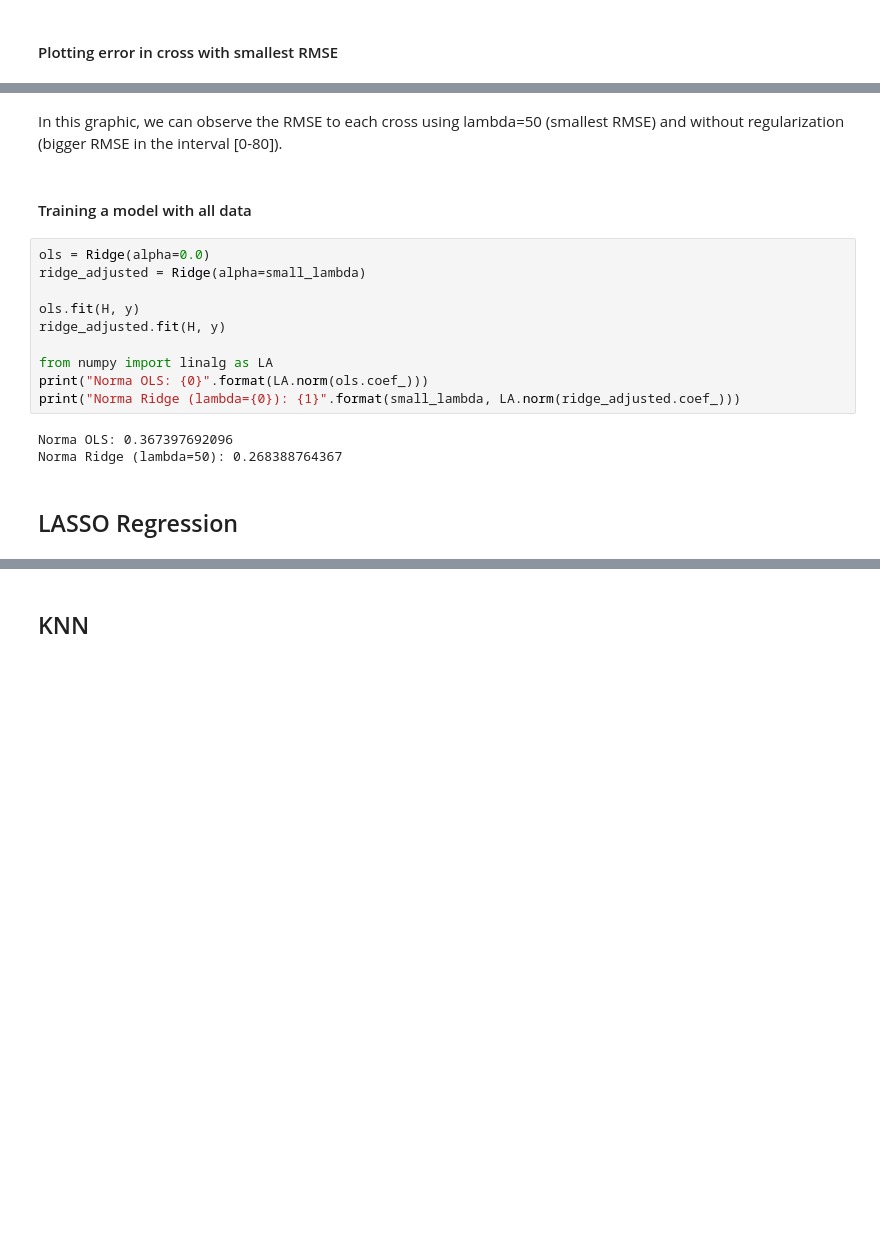
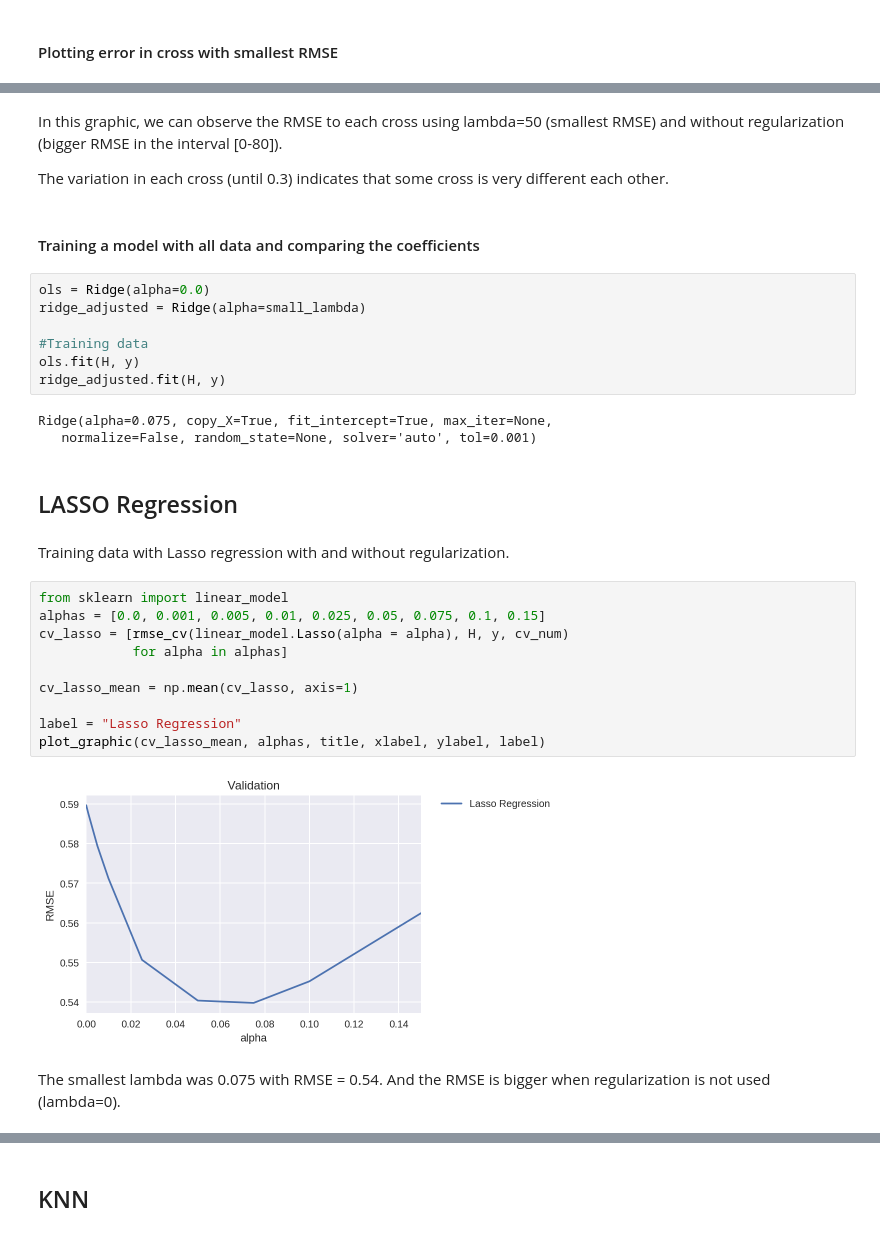
Before and after one commit to italoPontes/Machine-learning, a Jupyter notebook: Tarefas/Predicao-de-CRA-com-Regressao/Task 03.ipynb, the cells around one changed output, grey strips where cells are left out. Saved outputs shown, nothing was run; the diff lists cells and outputs as text; blank space fills up the shorter version.

Commit message:
LASSO regression implemented

```diff
--- a/Tarefas/Predicao-de-CRA-com-Regressao/Task 03.ipynb
+++ b/Tarefas/Predicao-de-CRA-com-Regressao/Task 03.ipynb
@@ -190,20 +188,35 @@ plot_graphic(cv_ridge[0], seq, "RMSE x Cross", "Cross", "RMSE", "Without Regular
 [figure]
 # %% [markdown]
 In this graphic, we can observe the RMSE to each cross using lambda=50 (smallest RMSE) and without regularization (bigger RMSE in the interval [0-80]).
+
+The variation in each cross (until 0.3) indicates that some cross is very different each other.
 # %% [markdown]
-#### Training a model with all data
+#### Training a model with all data  and comparing the coefficients
 # %%
 ols = Ridge(alpha=0.0)
 ridge_adjusted = Ridge(alpha=small_lambda)
 
+#Training data
 ols.fit(H, y)
 ridge_adjusted.fit(H, y)
-
-from numpy import linalg as LA
-print("Norma OLS: {0}".format(LA.norm(ols.coef_)))
-print("Norma Ridge (lambda={0}): {1}".format(small_lambda, LA.norm(ridge_adjusted.coef_)))
 # %% [output]
-Norma OLS: 0.367397692096
-Norma Ridge (lambda=50): 0.268388764367
+Ridge(alpha=0.075, copy_X=True, fit_intercept=True, max_iter=None,
+   normalize=False, random_state=None, solver='auto', tol=0.001)
 # %% [markdown]
 ## LASSO Regression
+# %% [markdown]
+Training data with Lasso regression with and without regularization.
+# %%
+from sklearn import linear_model
+alphas = [0.0, 0.001, 0.005, 0.01, 0.025, 0.05, 0.075, 0.1, 0.15]
+cv_lasso = [rmse_cv(linear_model.Lasso(alpha = alpha), H, y, cv_num)
+            for alpha in alphas]
+
+cv_lasso_mean = np.mean(cv_lasso, axis=1)
+
+label = "Lasso Regression"
+plot_graphic(cv_lasso_mean, alphas, title, xlabel, ylabel, label)
+# %% [output]
+[figure, added]
+# %% [markdown]
+The smallest lambda was 0.075 with RMSE = 0.54. And the RMSE is bigger when regularization is not used (lambda=0).
```
Also changed, not shown: parts of 11 cells of this notebook.
